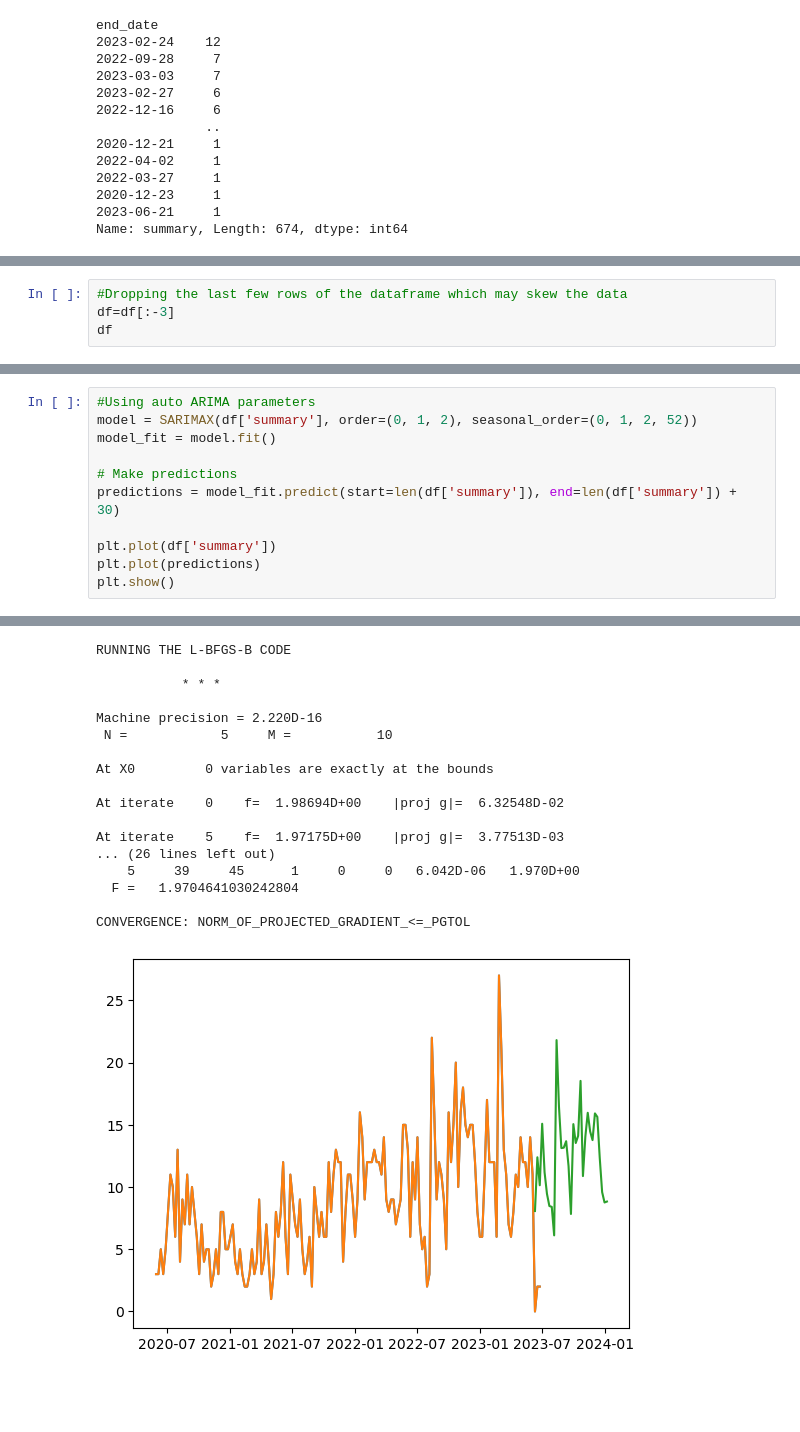
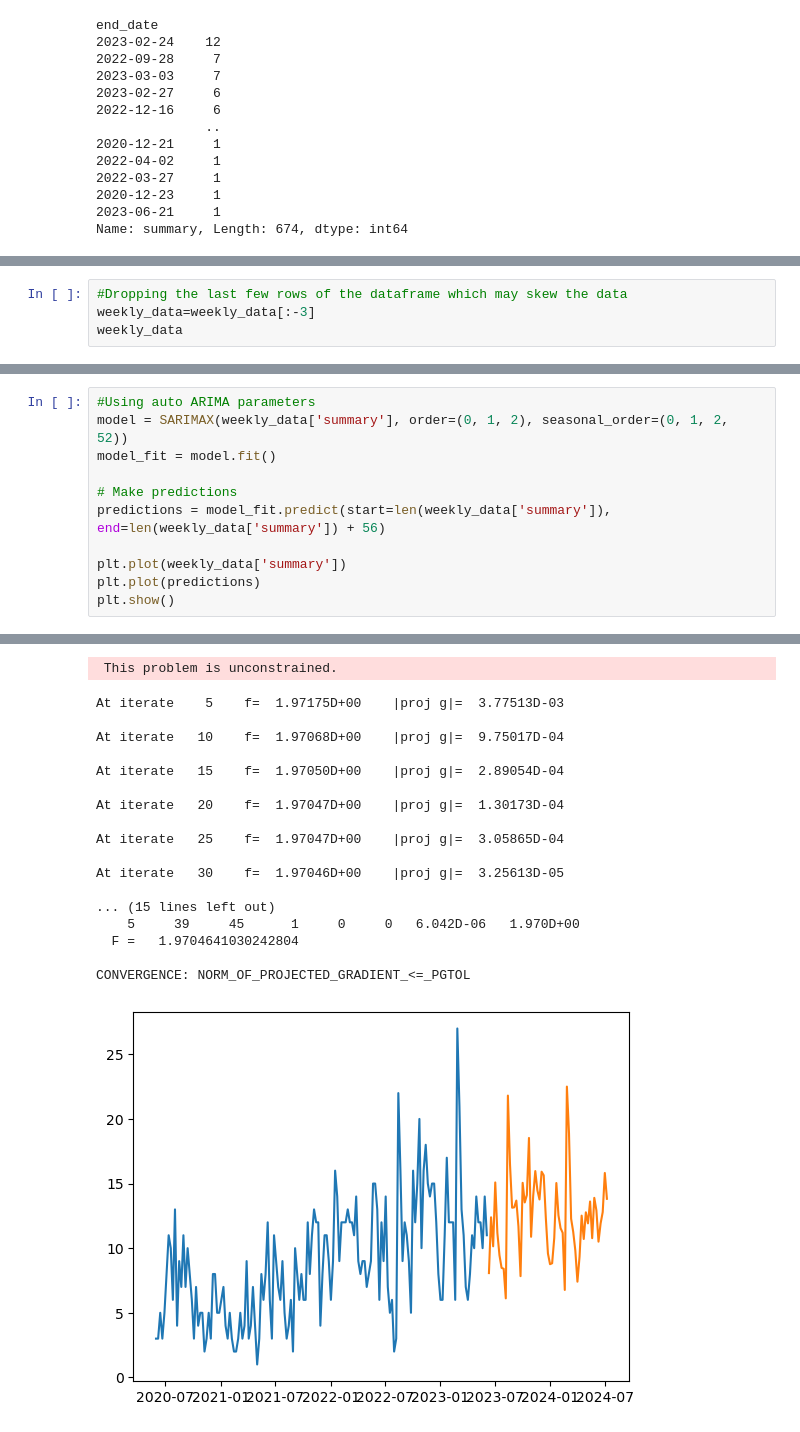
Before and after one commit to jaredap1995/JP-HPC-Data-Analysis, a Jupyter notebook: business_analysis_notebooks/income_scheduling_analysis.ipynb, the cells around one changed output, grey strips where cells are left out. Drawn from its saved outputs; the diff is of its cells as text; blank space fills up the shorter version.

```diff
--- a/business_analysis_notebooks/income_scheduling_analysis.ipynb
+++ b/business_analysis_notebooks/income_scheduling_analysis.ipynb
@@ -452,6 +396,6 @@ df
 # %%
 #Dropping the last few rows of the dataframe which may skew the data
-df=df[:-3]
-df
+weekly_data=weekly_data[:-3]
+weekly_data
 # %% [output]
 |  | start_date | summary |
@@ -524,12 +470,12 @@ ARIMA(order=(0, 1, 2), scoring_args={}, suppress_warnings=True,
 # %%
 #Using auto ARIMA parameters
-model = SARIMAX(df['summary'], order=(0, 1, 2), seasonal_order=(0, 1, 2, 52))
+model = SARIMAX(weekly_data['summary'], order=(0, 1, 2), seasonal_order=(0, 1, 2, 52))
 model_fit = model.fit()
 
 # Make predictions
-predictions = model_fit.predict(start=len(df['summary']), end=len(df['summary']) + 30)
+predictions = model_fit.predict(start=len(weekly_data['summary']), end=len(weekly_data['summary']) + 56)
 
-plt.plot(df['summary'])
+plt.plot(weekly_data['summary'])
 plt.plot(predictions)
 plt.show()
 # %% [output]
@@ -537,18 +492,19 @@ plt.show()
-RUNNING THE L-BFGS-B CODE
-
-           * * *
-
-Machine precision = 2.220D-16
- N =            5     M =           10
-
-At X0         0 variables are exactly at the bounds
-
-At iterate    0    f=  1.98694D+00    |proj g|=  6.32548D-02
-
-At iterate    5    f=  1.97175D+00    |proj g|=  3.77513D-03
-... (26 lines left out)
-    5     39     45      1     0     0   6.042D-06   1.970D+00
-  F =   1.9704641030242804
-
-CONVERGENCE: NORM_OF_PROJECTED_GRADIENT_<=_PGTOL
+ This problem is unconstrained.
+At iterate    5    f=  1.97175D+00    |proj g|=  3.77513D-03
+
+At iterate   10    f=  1.97068D+00    |proj g|=  9.75017D-04
+
+At iterate   15    f=  1.97050D+00    |proj g|=  2.89054D-04
+
+At iterate   20    f=  1.97047D+00    |proj g|=  1.30173D-04
+
+At iterate   25    f=  1.97047D+00    |proj g|=  3.05865D-04
+
+At iterate   30    f=  1.97046D+00    |proj g|=  3.25613D-05
+
+... (15 lines left out)
+    5     39     45      1     0     0   6.042D-06   1.970D+00
+  F =   1.9704641030242804
+
+CONVERGENCE: NORM_OF_PROJECTED_GRADIENT_<=_PGTOL
-[figure, old version]
+[figure, new version]
```
Also changed, not shown: parts of 17 cells of this notebook, 1 other file.
